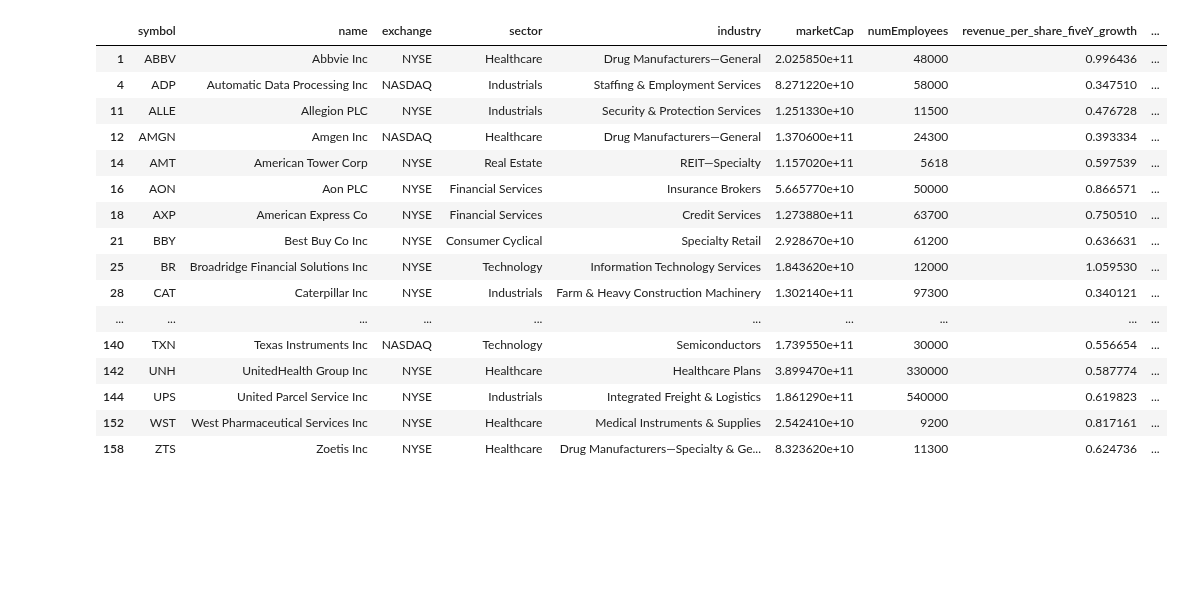
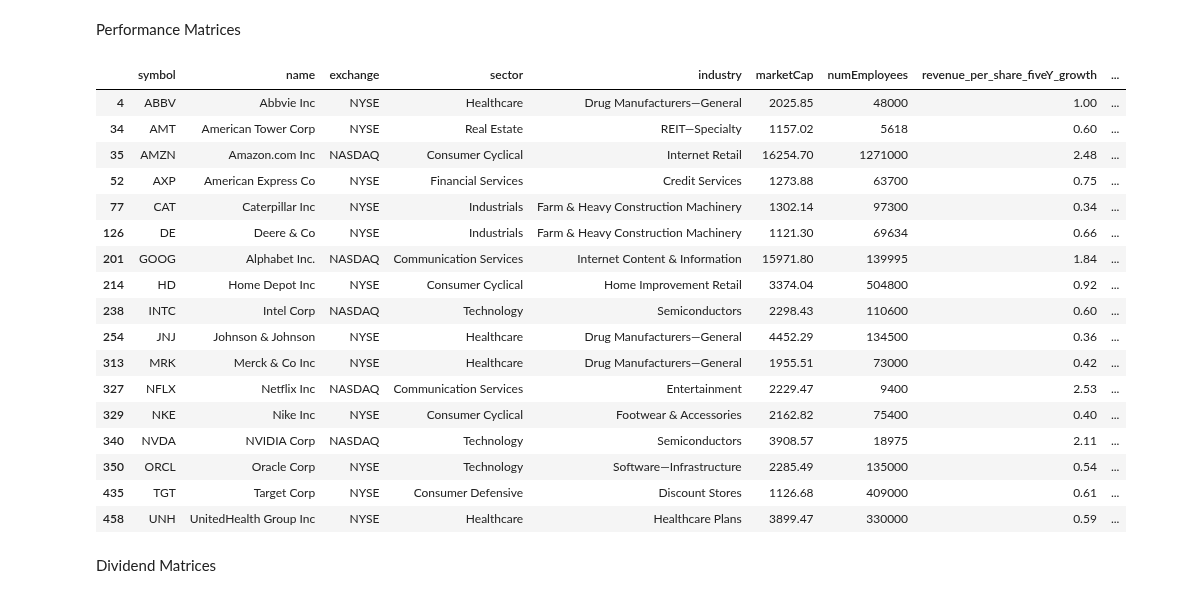
Before and after one commit to eshinhw/quant-portfolio-visualizer, a Jupyter notebook: Fundamental Momentum Analysis.ipynb, the cells around one changed output. Saved outputs shown, nothing was run; the diff lists cells and outputs as text; code cells hidden in the pictures; blank space fills up the shorter version.

```diff
--- a/Fundamental Momentum Analysis.ipynb
+++ b/Fundamental Momentum Analysis.ipynb
@@ -22,0 +46,3 @@ df
+# %%
+df_mktcap = df[df['marketCap'] > minMktCap]
+df_mktcap
@@ -23,24 +63,34 @@ df
+# %% [markdown]
+Performance Matrices
+# %%
+minRevGrowth = 0.3
+minGPMargin = 0.2
+minEPSGrowth = 0.1
+minROE = 0.2
 # %%
-conditions = (df['revenue_per_share_fiveY_growth'] > 0.30) & (df['dps_fiveY_growth'] > 0.20) & (df['roe'] > 0.20)
+conditions = (df_mktcap['revenue_per_share_fiveY_growth'] > minRevGrowth) & (df_mktcap['gross_profit_margin'] > minDPSGrowth) & (df_mktcap['eps_growth'] > minEPSGrowth) & (df_mktcap['roe'] > minROE)
 # %%
-df_filtered = df[conditions]
+df_performance = df_mktcap[conditions]
 # %%
-df_filtered
+df_performance
 # %% [output]
 |  | symbol | name | exchange | sector | industry | marketCap | numEmployees | revenue_per_share_fiveY_growth | ... |
-| 1 | ABBV | Abbvie Inc | NYSE | Healthcare | Drug Manufacturers—General | 2.025850e+11 | 48000 | 0.996436 | ... |
-| 4 | ADP | Automatic Data Processing Inc | NASDAQ | Industrials | Staffing & Employment Services | 8.271220e+10 | 58000 | 0.347510 | ... |
-| 11 | ALLE | Allegion PLC | NYSE | Industrials | Security & Protection Services | 1.251330e+10 | 11500 | 0.476728 | ... |
-| 12 | AMGN | Amgen Inc | NASDAQ | Healthcare | Drug Manufacturers—General | 1.370600e+11 | 24300 | 0.393334 | ... |
-| 14 | AMT | American Tower Corp | NYSE | Real Estate | REIT—Specialty | 1.157020e+11 | 5618 | 0.597539 | ... |
-| 16 | AON | Aon PLC | NYSE | Financial Services | Insurance Brokers | 5.665770e+10 | 50000 | 0.866571 | ... |
-| 18 | AXP | American Express Co | NYSE | Financial Services | Credit Services | 1.273880e+11 | 63700 | 0.750510 | ... |
-| 21 | BBY | Best Buy Co Inc | NYSE | Consumer Cyclical | Specialty Retail | 2.928670e+10 | 61200 | 0.636631 | ... |
-| 25 | BR | Broadridge Financial Solutions Inc | NYSE | Technology | Information Technology Services | 1.843620e+10 | 12000 | 1.059530 | ... |
-| 28 | CAT | Caterpillar Inc | NYSE | Industrials | Farm & Heavy Construction Machinery | 1.302140e+11 | 97300 | 0.340121 | ... |
-| ... | ... | ... | ... | ... | ... | ... | ... | ... | ... |
-| 140 | TXN | Texas Instruments Inc | NASDAQ | Technology | Semiconductors | 1.739550e+11 | 30000 | 0.556654 | ... |
-| 142 | UNH | UnitedHealth Group Inc | NYSE | Healthcare | Healthcare Plans | 3.899470e+11 | 330000 | 0.587774 | ... |
-| 144 | UPS | United Parcel Service Inc | NYSE | Industrials | Integrated Freight & Logistics | 1.861290e+11 | 540000 | 0.619823 | ... |
-| 152 | WST | West Pharmaceutical Services Inc | NYSE | Healthcare | Medical Instruments & Supplies | 2.542410e+10 | 9200 | 0.817161 | ... |
-| 158 | ZTS | Zoetis Inc | NYSE | Healthcare | Drug Manufacturers—Specialty & Ge... | 8.323620e+10 | 11300 | 0.624736 | ... |
+| 4 | ABBV | Abbvie Inc | NYSE | Healthcare | Drug Manufacturers—General | 2025.85 | 48000 | 1.00 | ... |
+| 34 | AMT | American Tower Corp | NYSE | Real Estate | REIT—Specialty | 1157.02 | 5618 | 0.60 | ... |
+| 35 | AMZN | Amazon.com Inc | NASDAQ | Consumer Cyclical | Internet Retail | 16254.70 | 1271000 | 2.48 | ... |
+| 52 | AXP | American Express Co | NYSE | Financial Services | Credit Services | 1273.88 | 63700 | 0.75 | ... |
+| 77 | CAT | Caterpillar Inc | NYSE | Industrials | Farm & Heavy Construction Machinery | 1302.14 | 97300 | 0.34 | ... |
+| 126 | DE | Deere & Co | NYSE | Industrials | Farm & Heavy Construction Machinery | 1121.30 | 69634 | 0.66 | ... |
+| 201 | GOOG | Alphabet Inc. | NASDAQ | Communication Services | Internet Content & Information | 15971.80 | 139995 | 1.84 | ... |
+| 214 | HD | Home Depot Inc | NYSE | Consumer Cyclical | Home Improvement Retail | 3374.04 | 504800 | 0.92 | ... |
+| 238 | INTC | Intel Corp | NASDAQ | Technology | Semiconductors | 2298.43 | 110600 | 0.60 | ... |
+| 254 | JNJ | Johnson & Johnson | NYSE | Healthcare | Drug Manufacturers—General | 4452.29 | 134500 | 0.36 | ... |
+| 313 | MRK | Merck & Co Inc | NYSE | Healthcare | Drug Manufacturers—General | 1955.51 | 73000 | 0.42 | ... |
+| 327 | NFLX | Netflix Inc | NASDAQ | Communication Services | Entertainment | 2229.47 | 9400 | 2.53 | ... |
+| 329 | NKE | Nike Inc | NYSE | Consumer Cyclical | Footwear & Accessories | 2162.82 | 75400 | 0.40 | ... |
+| 340 | NVDA | NVIDIA Corp | NASDAQ | Technology | Semiconductors | 3908.57 | 18975 | 2.11 | ... |
+| 350 | ORCL | Oracle Corp | NYSE | Technology | Software—Infrastructure | 2285.49 | 135000 | 0.54 | ... |
+| 435 | TGT | Target Corp | NYSE | Consumer Defensive | Discount Stores | 1126.68 | 409000 | 0.61 | ... |
+| 458 | UNH | UnitedHealth Group Inc | NYSE | Healthcare | Healthcare Plans | 3899.47 | 330000 | 0.59 | ... |
+# %% [markdown]
+Dividend Matrices
```
Also changed, not shown: parts of 12 cells of this notebook.
